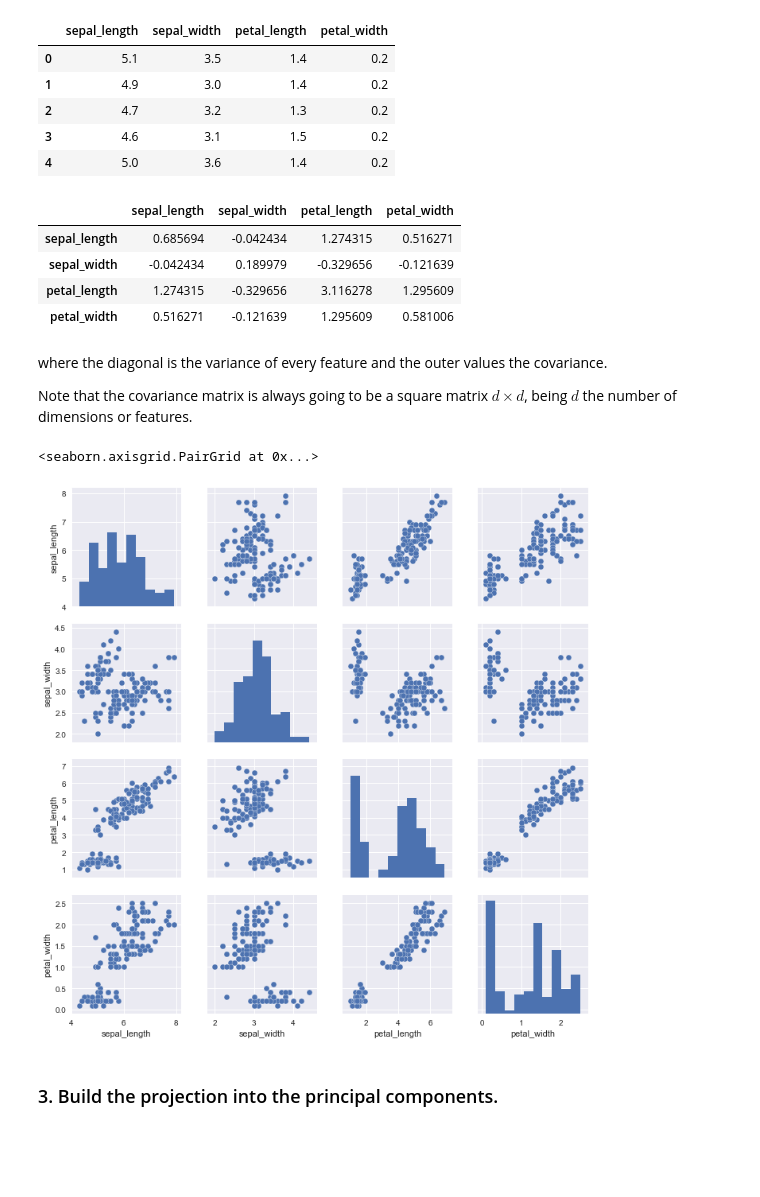
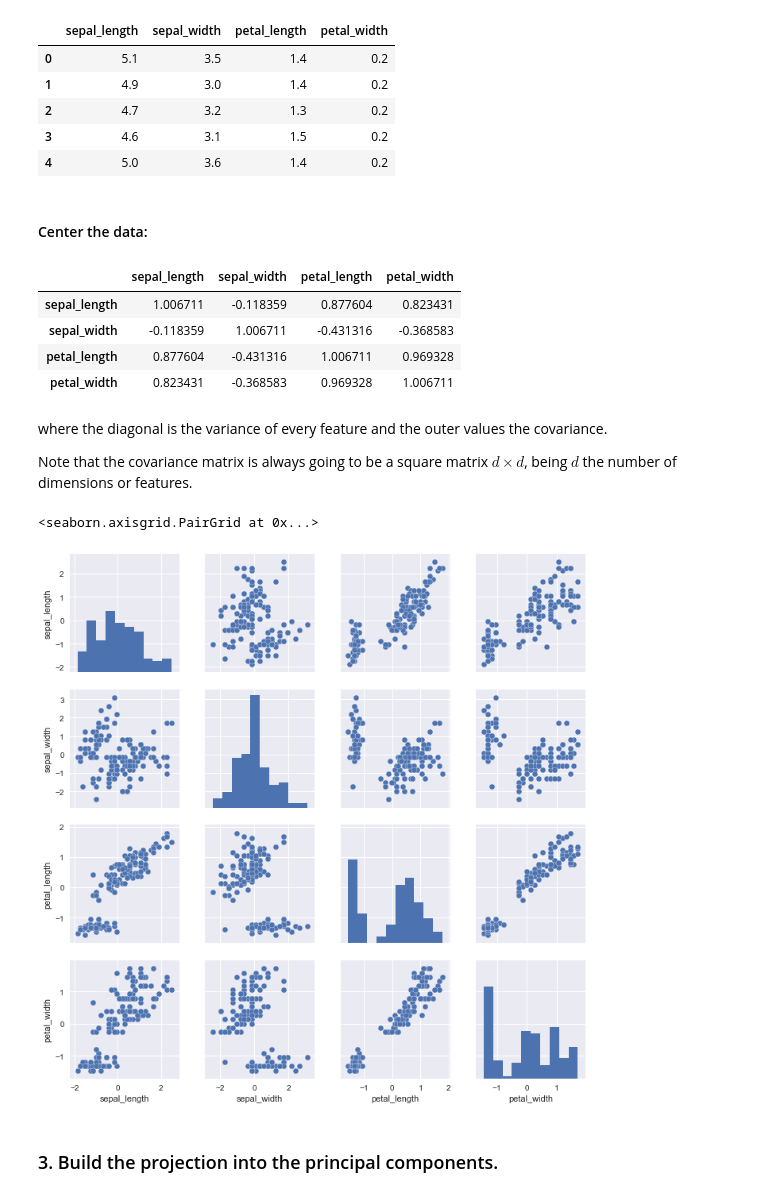
Before and after one commit to BielStela/Curs_UB, a Jupyter notebook: dia_4/dimensionality/PCA.ipynb, the cells around one changed output. Cells and saved outputs as stored; diff of their text form; code cells hidden in the pictures; blank space fills up the shorter version.

```diff
--- a/dia_4/dimensionality/PCA.ipynb
+++ b/dia_4/dimensionality/PCA.ipynb
@@ -179,23 +179,29 @@ iris.head()
 | 2 | 4.7 | 3.2 | 1.3 | 0.2 |
 | 3 | 4.6 | 3.1 | 1.5 | 0.2 |
 | 4 | 5.0 | 3.6 | 1.4 | 0.2 |
+# %% [markdown]
+#### Center the data:
+# %%
+from sklearn.preprocessing import StandardScaler
+scaler = StandardScaler()
+iris_std = pd.DataFrame(scaler.fit_transform(iris), columns=iris.columns)
 # %%
-iris.cov()
+iris_std.cov()
 # %% [output]
 |  | sepal_length | sepal_width | petal_length | petal_width |
-| sepal_length | 0.685694 | -0.042434 | 1.274315 | 0.516271 |
-| sepal_width | -0.042434 | 0.189979 | -0.329656 | -0.121639 |
-| petal_length | 1.274315 | -0.329656 | 3.116278 | 1.295609 |
-| petal_width | 0.516271 | -0.121639 | 1.295609 | 0.581006 |
+| sepal_length | 1.006711 | -0.118359 | 0.877604 | 0.823431 |
+| sepal_width | -0.118359 | 1.006711 | -0.431316 | -0.368583 |
+| petal_length | 0.877604 | -0.431316 | 1.006711 | 0.969328 |
+| petal_width | 0.823431 | -0.368583 | 0.969328 | 1.006711 |
 # %% [markdown]
 where the diagonal is the variance of every feature and the outer values the covariance.
 
 Note that the covariance matrix is always going to be a square matrix $d \times d$, being $d$ the number of dimensions or features.
 # %%
-sns.pairplot(iris)
+sns.pairplot(iris_std)
 # %% [output]
 <seaborn.axisgrid.PairGrid at 0x...>
-[figure, old version]
+[figure, new version]
 # %% [markdown]
 ### 3. Build the projection into the principal components.
 # %% [markdown]
```
Also changed, not shown: parts of 11 cells of this notebook, 2 other files.
